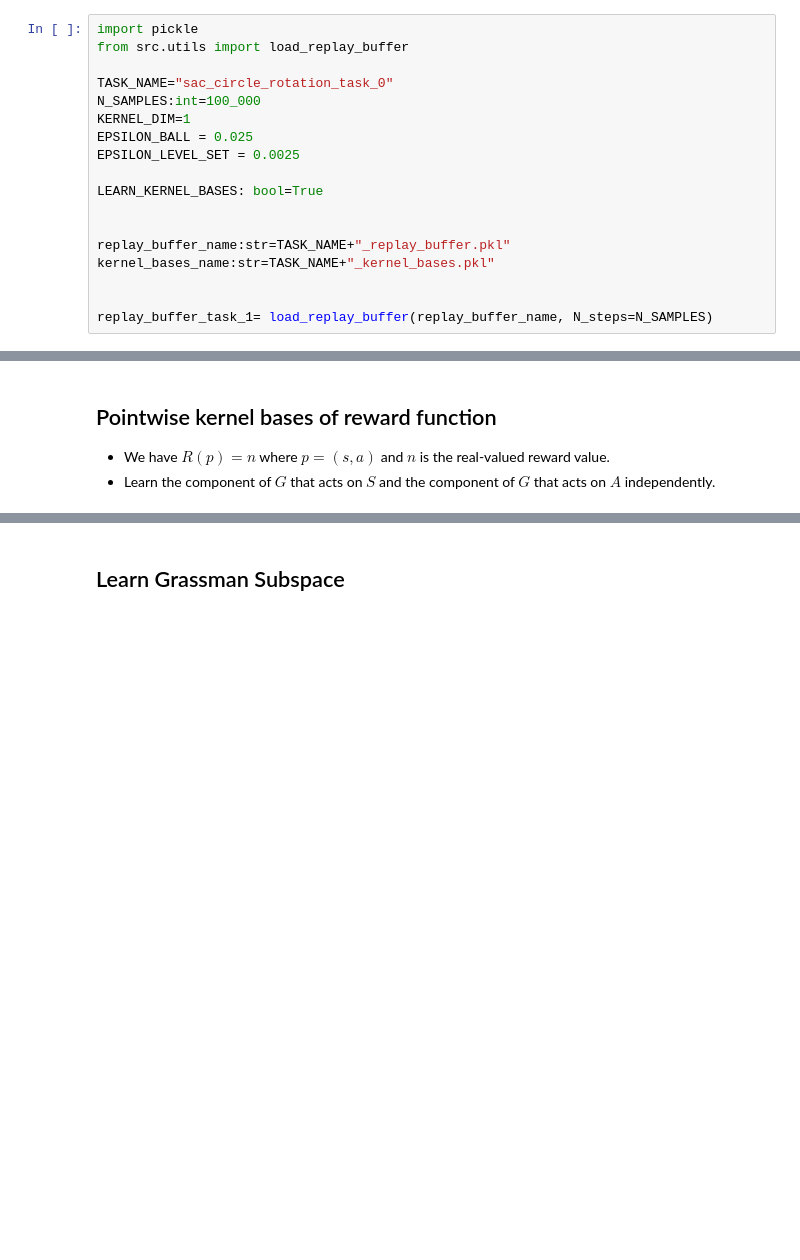
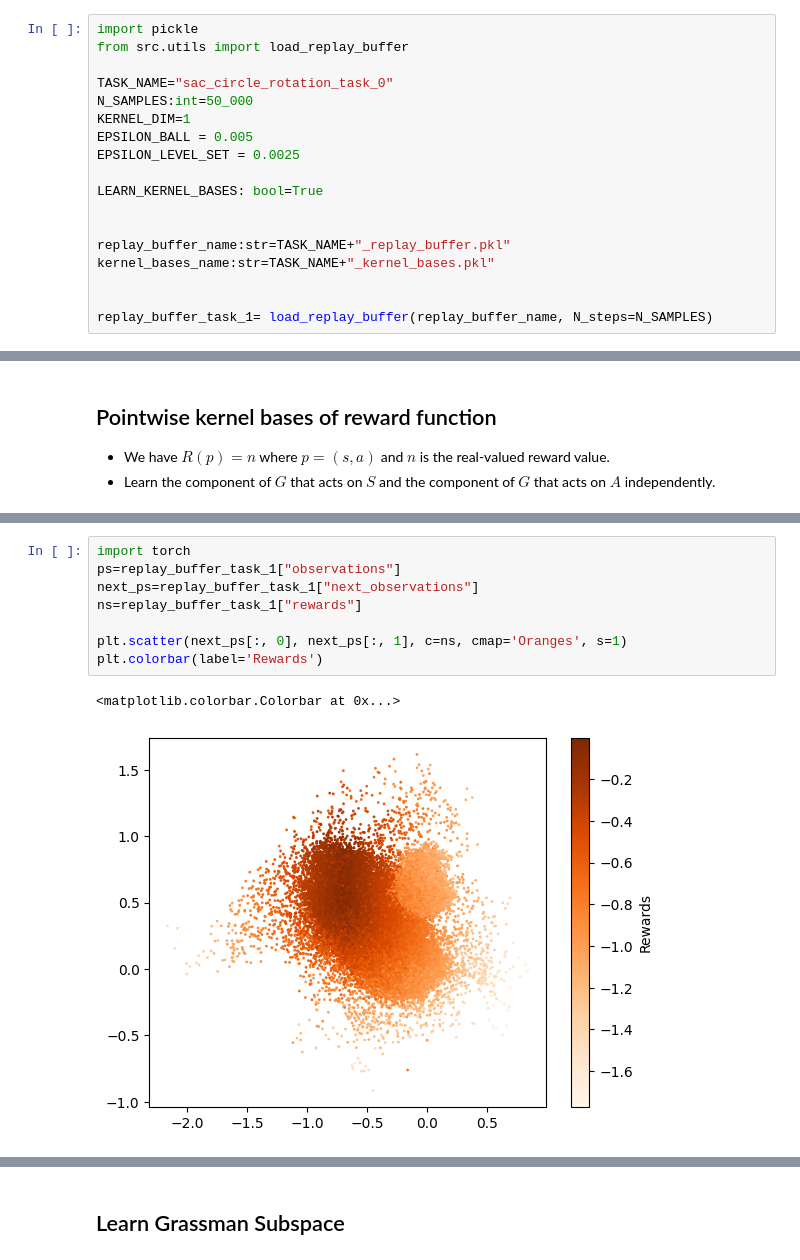
Before and after one commit to PaulNitschke/geo_meta_rl, a Jupyter notebook: learn_kernel.ipynb, the cells around one changed output, grey strips where cells are left out. Cells and saved outputs as stored; diff of their text form; blank space fills up the shorter version.

```diff
--- a/learn_kernel.ipynb
+++ b/learn_kernel.ipynb
@@ -5,9 +5,9 @@ import pickle
 from src.utils import load_replay_buffer
 
 TASK_NAME="sac_circle_rotation_task_0"
-N_SAMPLES:int=100_000
+N_SAMPLES:int=50_000
 KERNEL_DIM=1
-EPSILON_BALL = 0.025
+EPSILON_BALL = 0.005
 EPSILON_LEVEL_SET = 0.0025
 
 LEARN_KERNEL_BASES: bool=True
@@ -25,0 +36,11 @@ replay_buffer_task_1= load_replay_buffer(replay_buffer_name, N_steps=N_SAMPLES)
+# %%
+import torch
+ps=replay_buffer_task_1["observations"]
+next_ps=replay_buffer_task_1["next_observations"]
+ns=replay_buffer_task_1["rewards"]
+
+plt.scatter(next_ps[:, 0], next_ps[:, 1], c=ns, cmap='Oranges', s=1)
+plt.colorbar(label='Rewards')
+# %% [output]
+<matplotlib.colorbar.Colorbar at 0x...>
+[figure, added]
```
Also changed, not shown: parts of 9 cells of this notebook, 14 other files.
